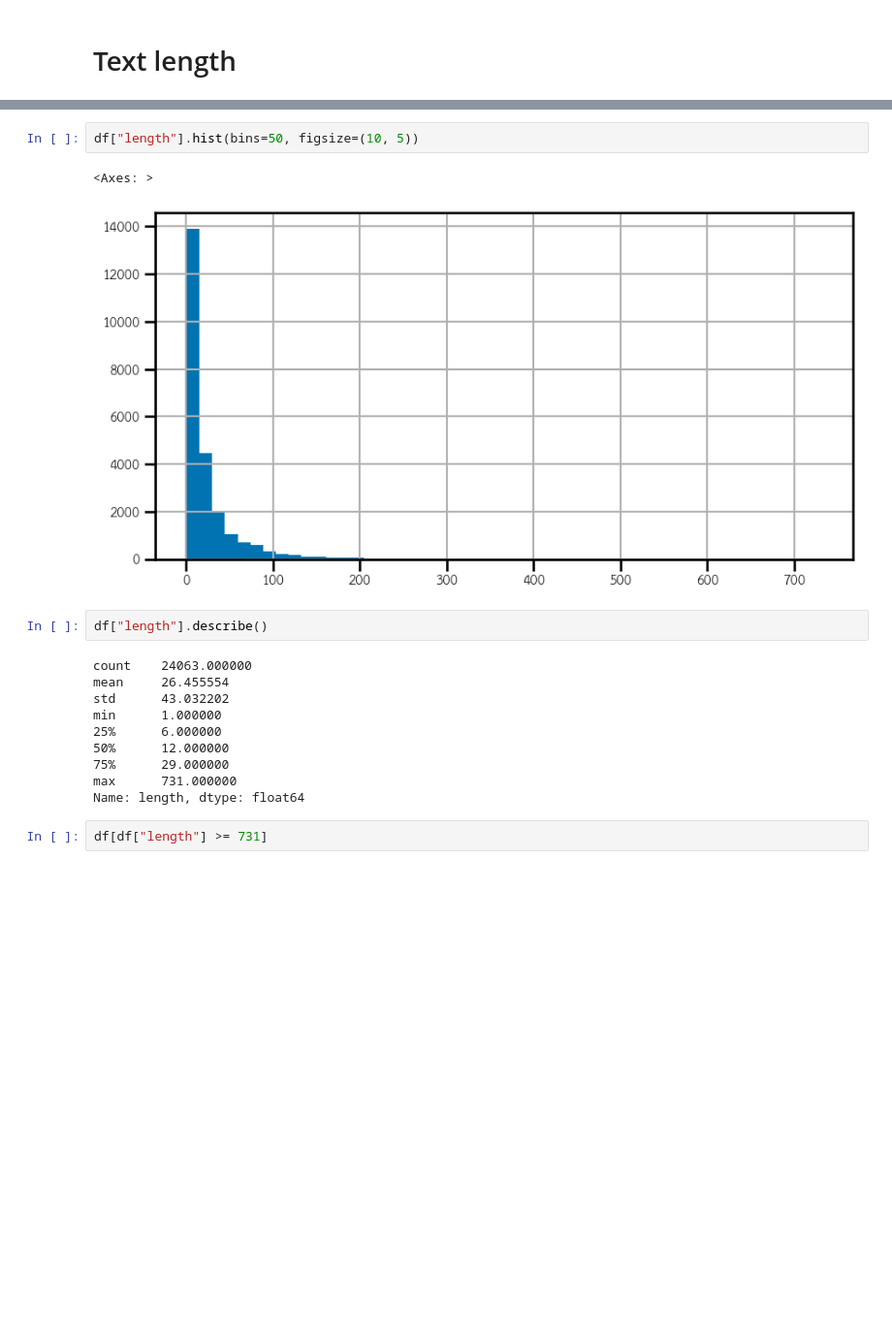
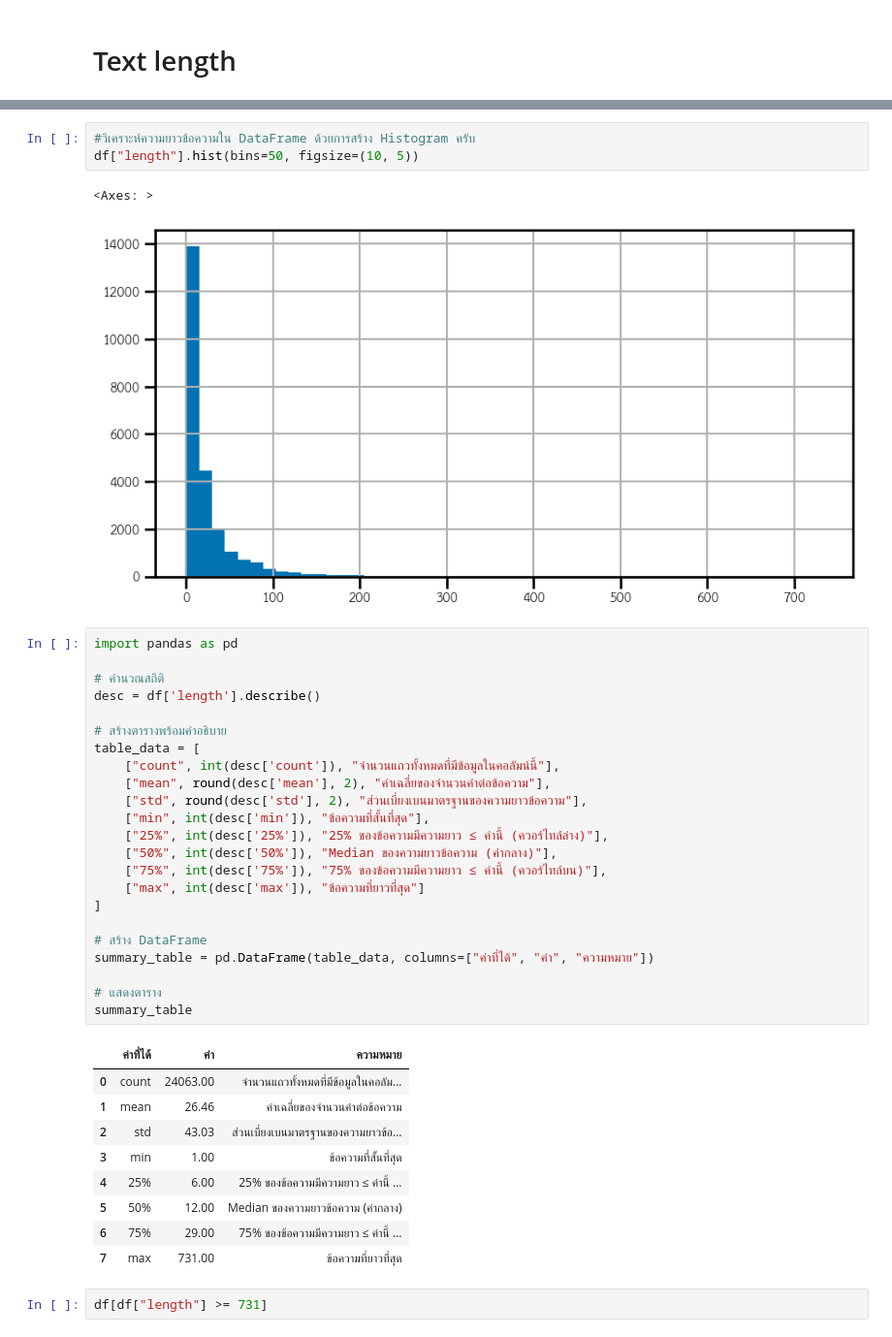
Before and after one commit to 16632026-dot/ML, a Jupyter notebook: wisesight-sentiment-master/exploration.ipynb, the cells around one changed output, grey strips where cells are left out. Shown at 97% size. Cells and saved outputs as stored; diff of their text form; blank space fills up the shorter version.

```diff
--- a/wisesight-sentiment-master/exploration.ipynb
+++ b/wisesight-sentiment-master/exploration.ipynb
@@ -160,22 +160,44 @@ df.head()
 | 3 | neu | 😅😅😅 | 1 |
 | 4 | neu | สวัสดีวันพุธ แนน อะไรนะ | 8 |
 # %%
+#วิเคราะห์ความยาวข้อความใน DataFrame ด้วยการสร้าง Histogram ครับ
 df["length"].hist(bins=50, figsize=(10, 5))
 # %% [output]
 <Axes: >
 [figure]
-# %%
-df["length"].describe()
-# %% [output]
-count    24063.000000
-mean     26.455554
-std      43.032202
-min      1.000000
-25%      6.000000
-50%      12.000000
-75%      29.000000
-max      731.000000
-Name: length, dtype: float64
+# %%
+import pandas as pd
+
+# คำนวณสถิติ
+desc = df['length'].describe()
+
+# สร้างตารางพร้อมคำอธิบาย
+table_data = [
+    ["count", int(desc['count']), "จำนวนแถวทั้งหมดที่มีข้อมูลในคอลัมน์นี้"],
+    ["mean", round(desc['mean'], 2), "ค่าเฉลี่ยของจำนวนคำต่อข้อความ"],
+    ["std", round(desc['std'], 2), "ส่วนเบี่ยงเบนมาตรฐานของความยาวข้อความ"],
+    ["min", int(desc['min']), "ข้อความที่สั้นที่สุด"],
+    ["25%", int(desc['25%']), "25% ของข้อความมีความยาว ≤ ค่านี้ (ควอร์ไทล์ล่าง)"],
+    ["50%", int(desc['50%']), "Median ของความยาวข้อความ (ค่ากลาง)"],
+    ["75%", int(desc['75%']), "75% ของข้อความมีความยาว ≤ ค่านี้ (ควอร์ไทล์บน)"],
+    ["max", int(desc['max']), "ข้อความที่ยาวที่สุด"]
+]
+
+# สร้าง DataFrame
+summary_table = pd.DataFrame(table_data, columns=["ค่าที่ได้", "ค่า", "ความหมาย"])
+
+# แสดงตาราง
+summary_table
+# %% [output]
+|  | ค่าที่ได้ | ค่า | ความหมาย |
+| 0 | count | 24063.00 | จำนวนแถวทั้งหมดที่มีข้อมูลในคอลัม... |
+| 1 | mean | 26.46 | ค่าเฉลี่ยของจำนวนคำต่อข้อความ |
+| 2 | std | 43.03 | ส่วนเบี่ยงเบนมาตรฐานของความยาวข้อ... |
+| 3 | min | 1.00 | ข้อความที่สั้นที่สุด |
+| 4 | 25% | 6.00 | 25% ของข้อความมีความยาว ≤ ค่านี้ ... |
+| 5 | 50% | 12.00 | Median ของความยาวข้อความ (ค่ากลาง) |
+| 6 | 75% | 29.00 | 75% ของข้อความมีความยาว ≤ ค่านี้ ... |
+| 7 | max | 731.00 | ข้อความที่ยาวที่สุด |
 # %%
 df[df["length"] >= 731]
 # %% [output]
```
Also changed, not shown: parts of 27 cells of this notebook.
